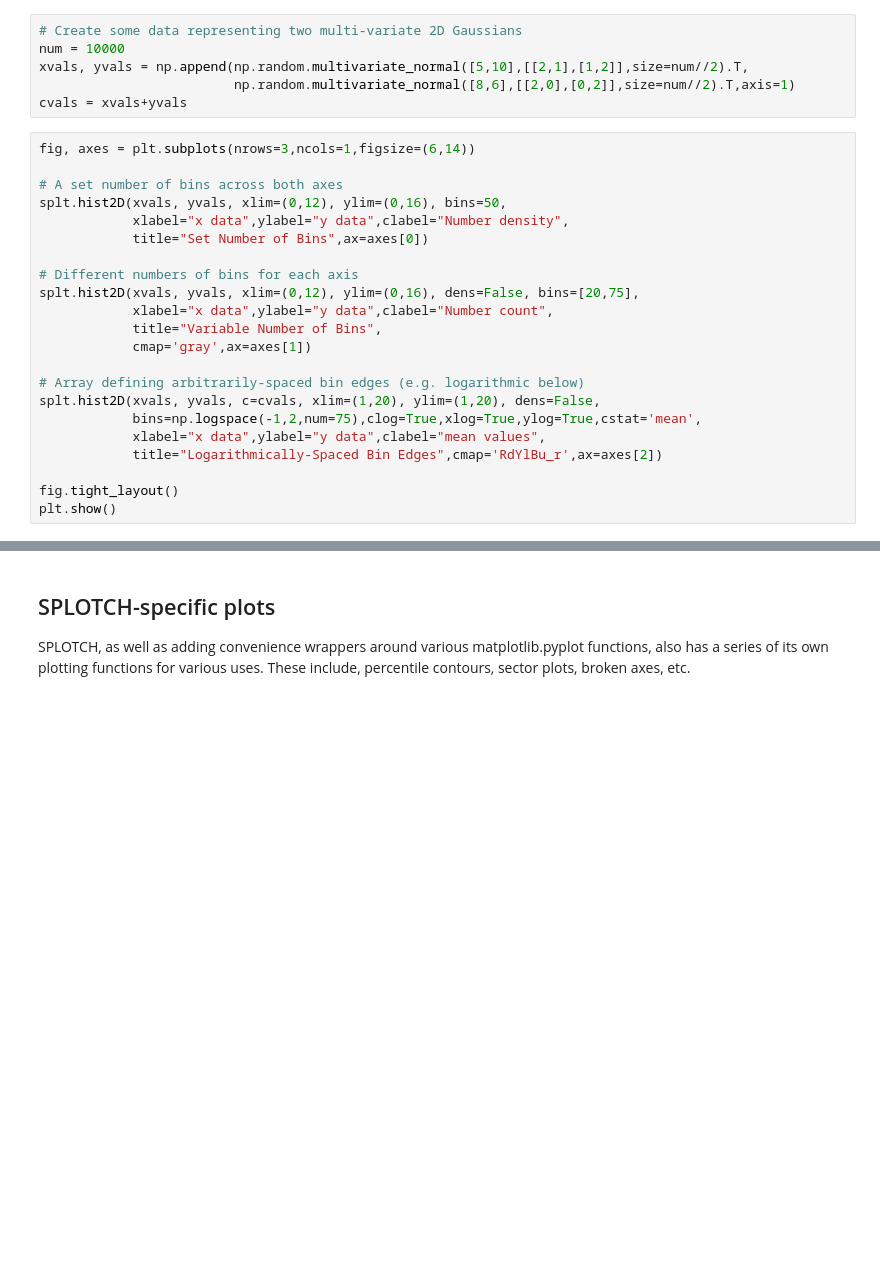
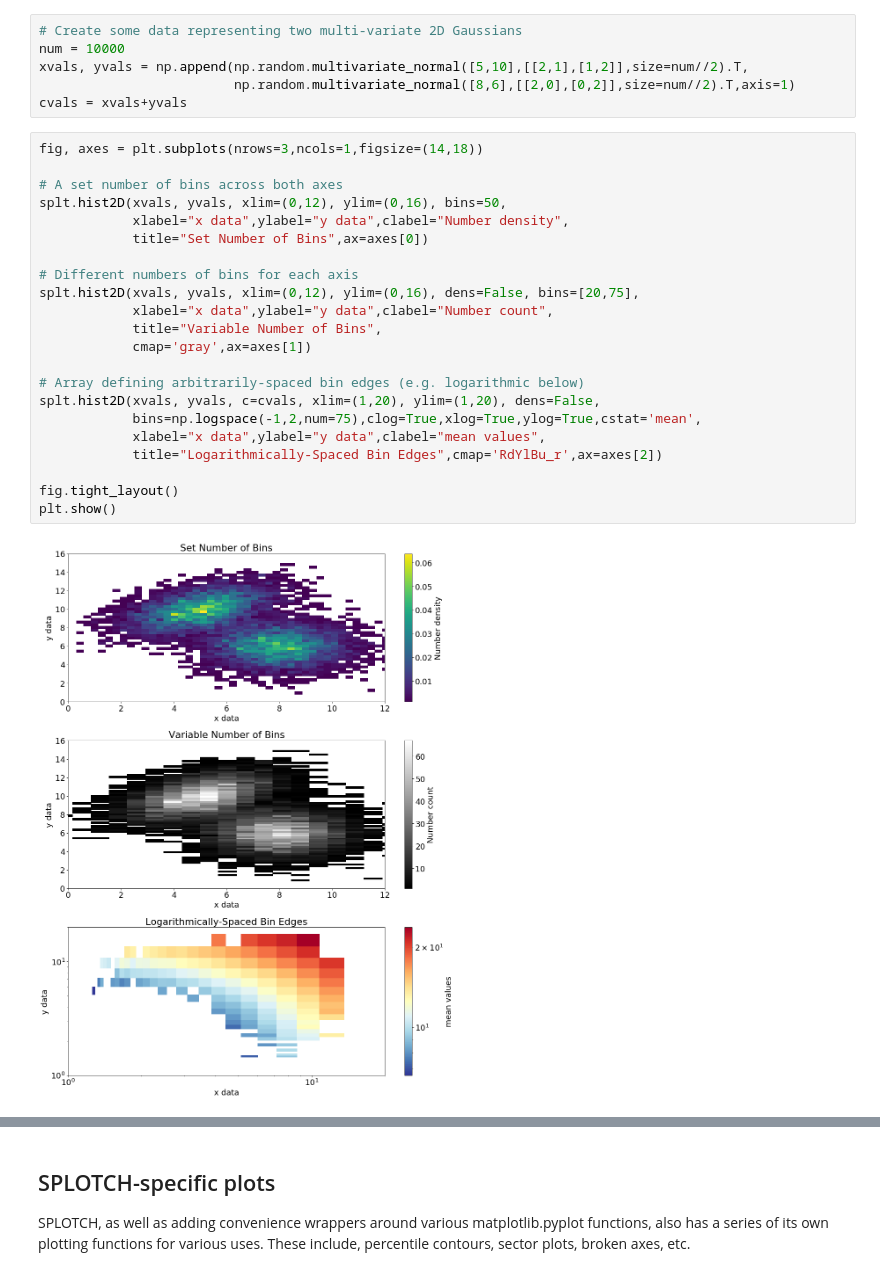
Before and after one commit to MBravoS/splotch, a Jupyter notebook: docs/Examples.ipynb, the cells around one changed output, grey strips where cells are left out. Saved outputs shown, nothing was run; the diff lists cells and outputs as text; blank space fills up the shorter version.

```diff
--- a/docs/Examples.ipynb
+++ b/docs/Examples.ipynb
@@ -105,24 +135,26 @@ xvals, yvals = np.append(np.random.multivariate_normal([5,10],[[2,1],[1,2]],size
                          np.random.multivariate_normal([8,6],[[2,0],[0,2]],size=num//2).T,axis=1)
 cvals = xvals+yvals
 # %%
-fig, axes = plt.subplots(nrows=3,ncols=1,figsize=(6,14))
+fig, axes = plt.subplots(nrows=3,ncols=1,figsize=(14,18))
 
 # A set number of bins across both axes
 splt.hist2D(xvals, yvals, xlim=(0,12), ylim=(0,16), bins=50,
             xlabel="x data",ylabel="y data",clabel="Number density",
             title="Set Number of Bins",ax=axes[0])
 
 # Different numbers of bins for each axis
 splt.hist2D(xvals, yvals, xlim=(0,12), ylim=(0,16), dens=False, bins=[20,75],
             xlabel="x data",ylabel="y data",clabel="Number count",
             title="Variable Number of Bins",
             cmap='gray',ax=axes[1])
 
 # Array defining arbitrarily-spaced bin edges (e.g. logarithmic below)
 splt.hist2D(xvals, yvals, c=cvals, xlim=(1,20), ylim=(1,20), dens=False,
             bins=np.logspace(-1,2,num=75),clog=True,xlog=True,ylog=True,cstat='mean',
             xlabel="x data",ylabel="y data",clabel="mean values",
             title="Logarithmically-Spaced Bin Edges",cmap='RdYlBu_r',ax=axes[2])
 
 fig.tight_layout()
 plt.show()
+# %% [output]
+[figure, added]
```
Also changed, not shown: parts of 18 cells of this notebook, 1 other file.
